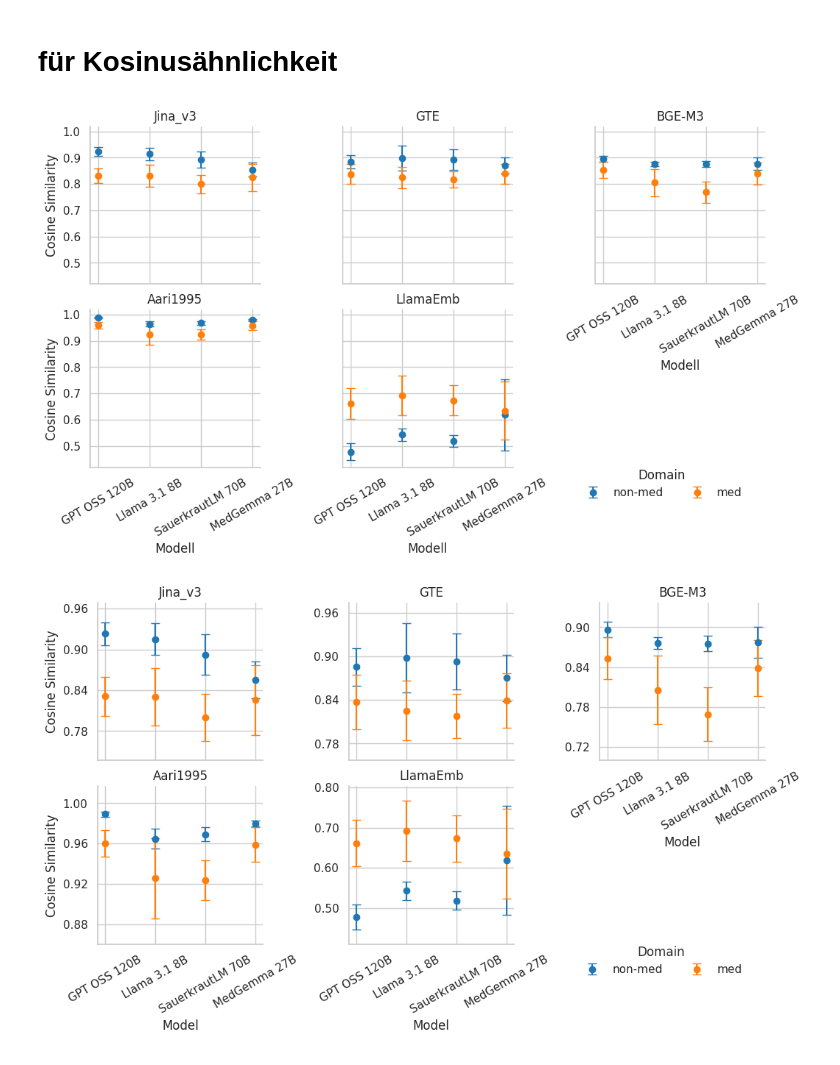
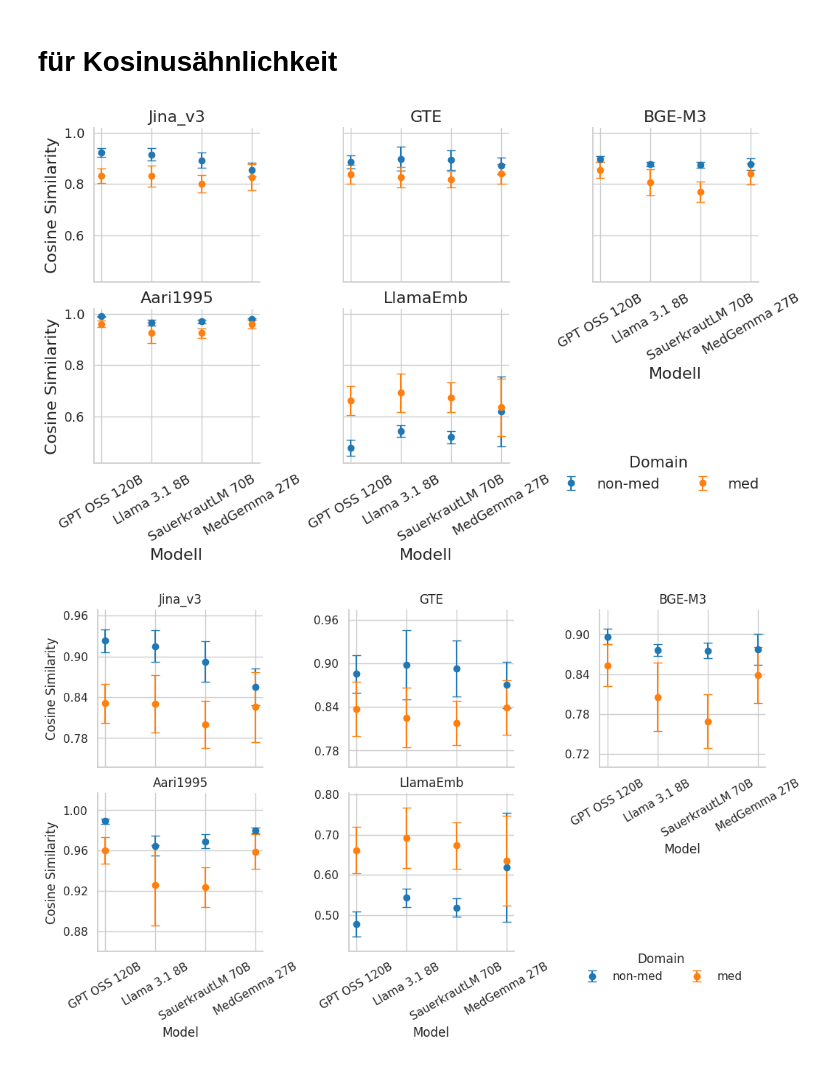
Before and after one commit to ahmad-Wattar/whisper-llm-evaluation, a Jupyter notebook: plots/gemeinsame_plots.ipynb, the cells around one changed output. Drawn from its saved outputs; the diff is of its cells as text; code cells hidden in the pictures.

```diff
--- a/plots/gemeinsame_plots.ipynb
+++ b/plots/gemeinsame_plots.ipynb
@@ -63,6 +63,9 @@ data = [
 
 df = pd.DataFrame(data, columns=["embedding", "model", "domain", "mean"])
 # %%
+import matplotlib.pyplot as plt
+import seaborn as sns
+
 pivot = df.pivot_table(
     index=["model", "embedding"],
     columns="domain",
@@ -78,23 +81,23 @@ heatmap_data = pivot.pivot(
 )
 
 plt.figure(figsize=(10, 5))
-sns.heatmap(
+ax = sns.heatmap(
     heatmap_data,
     annot=True,
     fmt="+.3f",
-    cmap="RdBu_r",
+    cmap="coolwarm",   # ← deutlich heller als RdBu_r
     center=0,
-    annot_kws={"size": 12, "weight": "bold", "color": "black"}
+    annot_kws={"size": 14, "weight": "normal", "color": "black"}  # schwarze Zahlen
+)
 
-)
-plt.title("Δ Mean Consistency (non-med − med)", fontsize=16)
-plt.xlabel("Embedding Model", fontsize=14)
-plt.ylabel("LLM", fontsize=14)
+plt.title("Δ Mean Consistency (non-med − med)", fontsize=20)
+plt.xlabel("Embedding Model", fontsize=18)
+plt.ylabel("LLM", fontsize=18)
 
-plt.xticks(fontsize=12)
-plt.yticks(fontsize=12)
+plt.xticks(fontsize=16)
+plt.yticks(fontsize=16)
+
 plt.tight_layout()
-output_filename = "Δ Mean Consistency .png"
-plt.savefig(output_filename, dpi=300)
+plt.savefig("delta_mean_consistency.png", dpi=300)
 plt.show()
 # %% [output]
@@ -172,6 +175,11 @@ df = pd.DataFrame(
 )
 
 # ======================================================
+# Schriftgrößen global erhöhen
+# ======================================================
+plt.rcParams.update({"font.size": 14})
+
+# ======================================================
 # Point-Range-Plot
 # ======================================================
 g = sns.FacetGrid(
@@ -194,39 +202,42 @@ def point_range(data, **kwargs):
             label=domain,
             color=color
         )
 
 g.map_dataframe(point_range)
 
-g.set_axis_labels("Modell", "Cosine Similarity")
-g.set_titles("{col_name}")
+g.set_axis_labels("Modell", "Cosine Similarity", fontsize=16)
+g.set_titles("{col_name}", size=16)
 
 for ax in g.axes.flat:
-    ax.tick_params(axis="x", rotation=30)
+    ax.tick_params(axis="x", rotation=30, labelsize=13)
+    ax.tick_params(axis="y", labelsize=13)
 
 # ===== Legende unten, mit Abstand =====
 handles, labels = g.axes.flat[0].get_legend_handles_labels()
 
 for ax in g.axes.flat:
     if ax.legend_ is not None:
         ax.legend_.remove()
 
 g.fig.subplots_adjust(bottom=0.28)
 
 g.fig.legend(
     handles,
     labels,
     title="Domain",
     loc="lower center",
     bbox_to_anchor=(0.8, 0.2),
     ncol=2,
-    frameon=False
+    frameon=False,
+    fontsize=14,
+    title_fontsize=15
 )
 
 output_filename = "point_range_plot.png"
-plt.savefig(output_filename, dpi=300)
+plt.savefig(output_filename, dpi=300, bbox_inches="tight")
 plt.show()
 # %% [output]
-[figure, old version]
+[figure, new version]
 # %%
 from matplotlib.ticker import MaxNLocator, FormatStrFormatter
 
```
Also changed, not shown: parts of 4 cells of this notebook, 46 other files.
